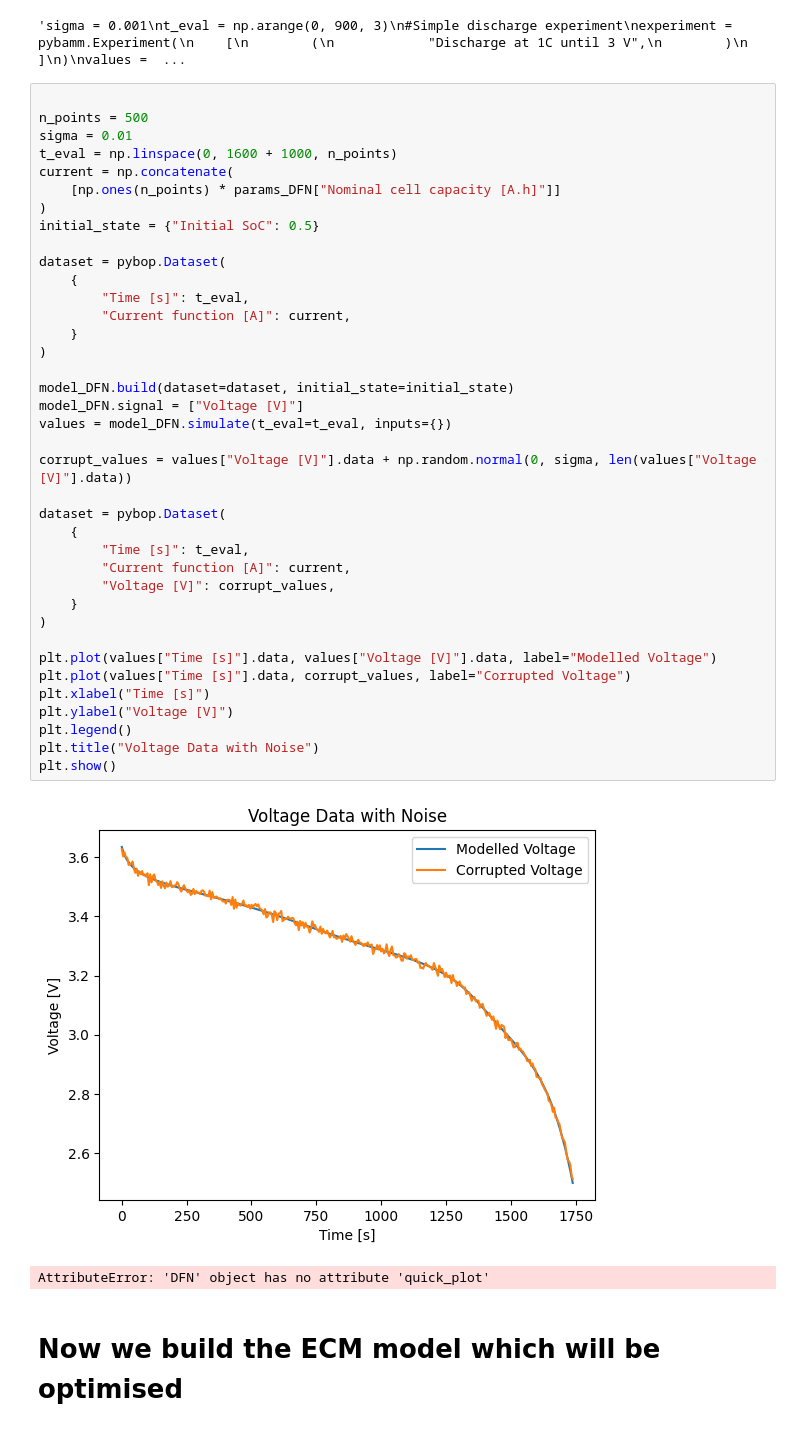
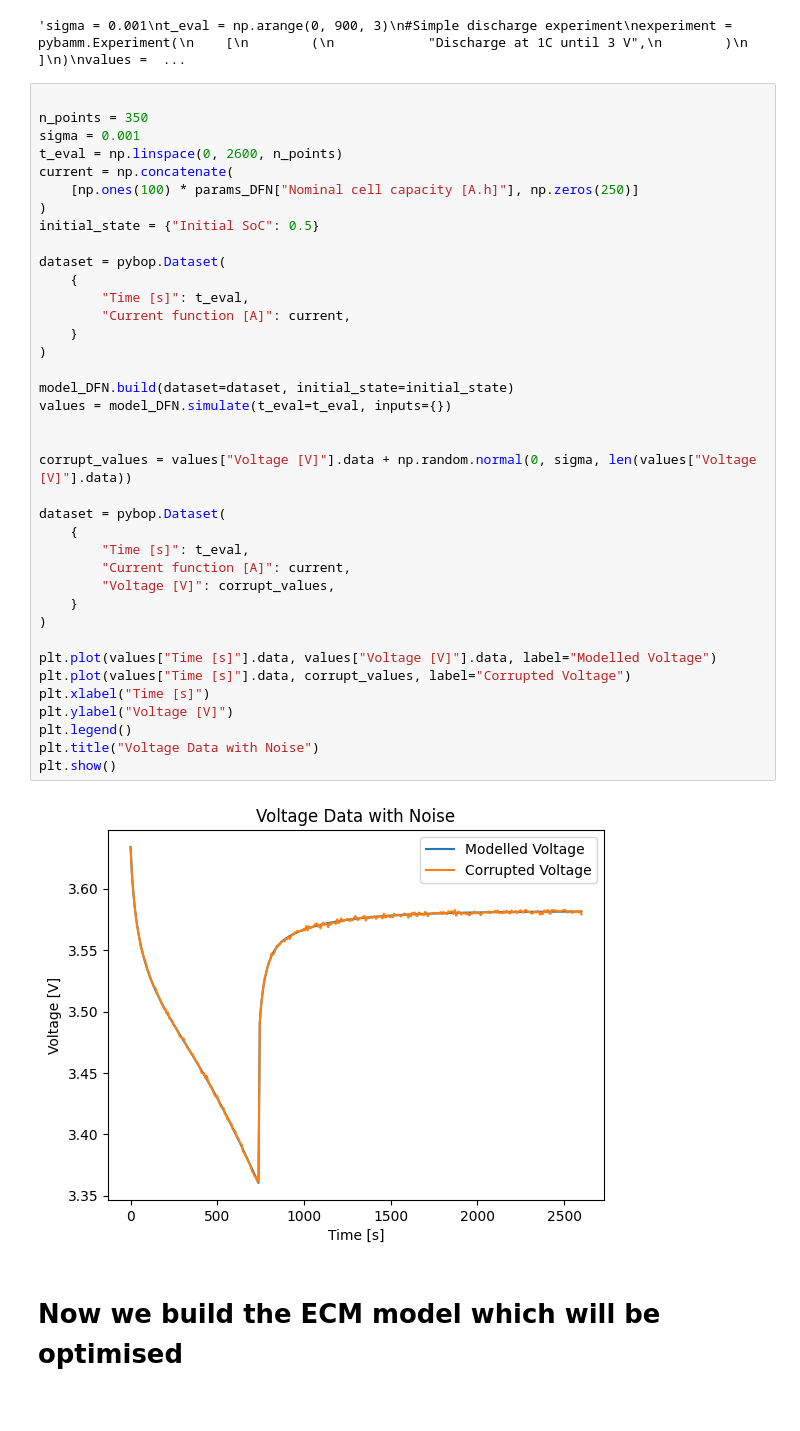
Before and after one commit to FW-Coding/ESE_UROP_2025, a Jupyter notebook: Project_Files/Parameters/Scripts/DFN_to_ECM_Mini_Project.ipynb, the cells around one changed output. Drawn from its saved outputs; the diff is of its cells as text.

```diff
--- a/Project_Files/Parameters/Scripts/DFN_to_ECM_Mini_Project.ipynb
+++ b/Project_Files/Parameters/Scripts/DFN_to_ECM_Mini_Project.ipynb
@@ -51,45 +53,44 @@ plt.show()'''
 'sigma = 0.001\nt_eval = np.arange(0, 900, 3)\n#Simple discharge experiment\nexperiment = pybamm.Experiment(\n    [\n        (\n            "Discharge at 1C until 3 V",\n        )\n    ]\n)\nvalues =  ...
 # %%
 
-n_points = 500
-sigma = 0.01
-t_eval = np.linspace(0, 1600 + 1000, n_points)
+n_points = 350
+sigma = 0.001
+t_eval = np.linspace(0, 2600, n_points)
 current = np.concatenate(
-    [np.ones(n_points) * params_DFN["Nominal cell capacity [A.h]"]]
+    [np.ones(100) * params_DFN["Nominal cell capacity [A.h]"], np.zeros(250)]
 )
 initial_state = {"Initial SoC": 0.5}
 
 dataset = pybop.Dataset(
     {
         "Time [s]": t_eval,
         "Current function [A]": current,
     }
 )
 
 model_DFN.build(dataset=dataset, initial_state=initial_state)
-model_DFN.signal = ["Voltage [V]"]
 values = model_DFN.simulate(t_eval=t_eval, inputs={})
+
 
 corrupt_values = values["Voltage [V]"].data + np.random.normal(0, sigma, len(values["Voltage [V]"].data))
 
 dataset = pybop.Dataset(
     {
         "Time [s]": t_eval,
         "Current function [A]": current,
         "Voltage [V]": corrupt_values,
     }
 )
 
 plt.plot(values["Time [s]"].data, values["Voltage [V]"].data, label="Modelled Voltage")
 plt.plot(values["Time [s]"].data, corrupt_values, label="Corrupted Voltage")
 plt.xlabel("Time [s]")
 plt.ylabel("Voltage [V]")
 plt.legend()
 plt.title("Voltage Data with Noise")
 plt.show()
 # %% [output]
-[figure, old version]
+[figure, new version]
-AttributeError: 'DFN' object has no attribute 'quick_plot'
 # %% [markdown]
 # Now we build the ECM model which will be optimised
 # %%
```
Also changed, not shown: parts of 7 cells of this notebook, 3 other files.
